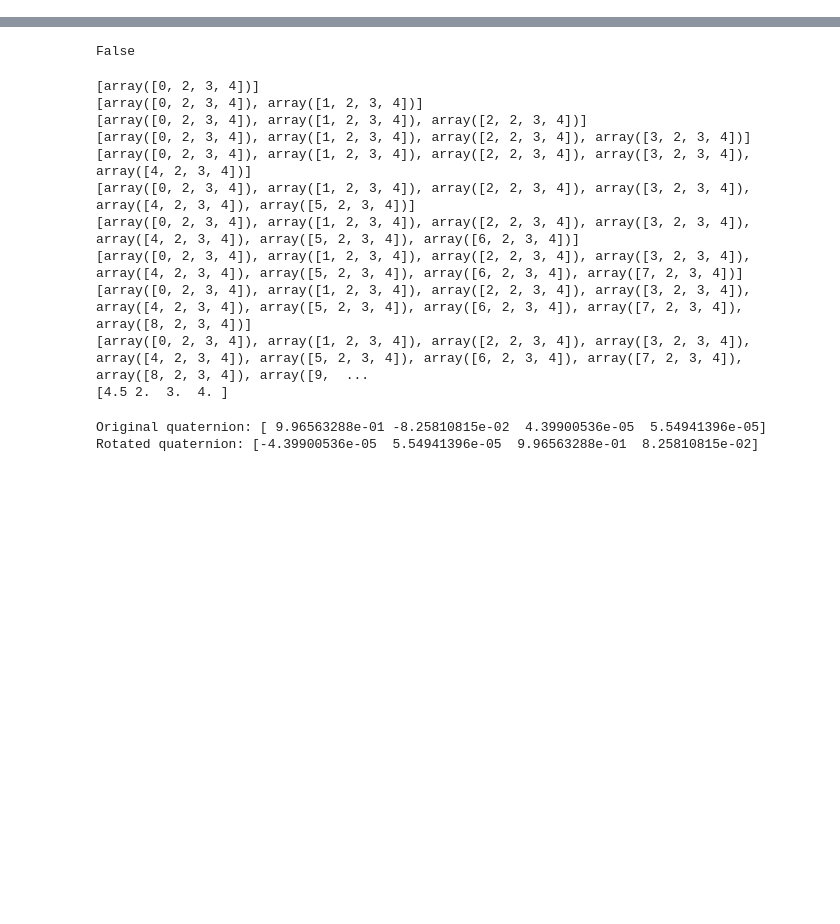
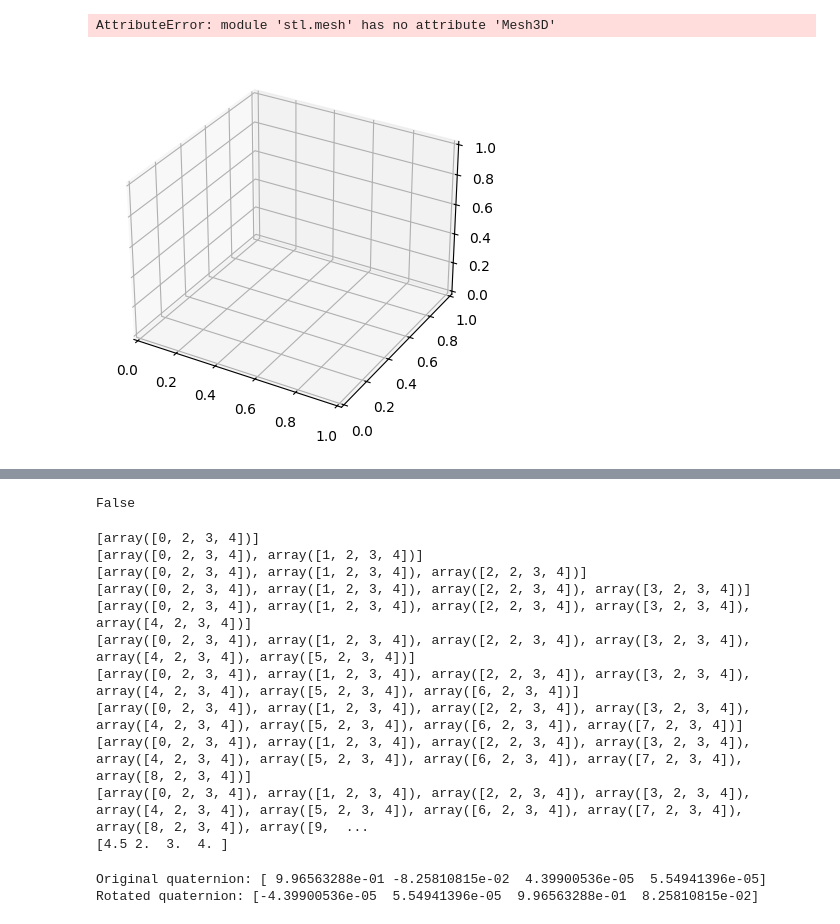
Before and after one commit to stevenwman/LEGO-MuJoCo, a Jupyter notebook: test.ipynb, the cells around one changed output, grey strips where cells are left out. Saved outputs shown, nothing was run; the diff lists cells and outputs as text; code cells hidden in the pictures; blank space fills up the shorter version.

Commit message:
added feet contact mapper

```diff
--- a/test.ipynb
+++ b/test.ipynb
@@ -0,0 +1,38 @@
+# %%
+import numpy as np
+import matplotlib.pyplot as plt
+from mpl_toolkits.mplot3d import Axes3D
+from stl import mesh
+
+# Load contacts and STL
+contact_points = np.loadtxt("contact_points.txt")
+stl_mesh = mesh.Mesh.from_file('robots/duplo_hip_offset_mjcf/part_1.stl')  # Replace with your STL path
+
+scale_matrix = np.array([[1.3, 0, 0, 0],
+                         [0, 1, 0, 0],
+                         [0, 0, 1, 0],
+                         [0, 0, 0, 1]])
+
+stl_mesh.apply_transform(scale_matrix)
+
+# Create 3D plot
+fig = plt.figure()
+ax = fig.add_subplot(111, projection='3d')
+
+# Plot STL mesh
+ax.add_collection3d(mesh.Mesh3D(stl_mesh.vectors, edgecolor='k', alpha=0.2))
+
+# Plot contact points
+ax.scatter(contact_points[:,0], contact_points[:,1], contact_points[:,2],
+           c='r', marker='o', s=50, label='Contacts')
+
+# Configure axes
+all_points = np.vstack([stl_mesh.vectors.reshape(-1,3), contact_points])
+min_val, max_val = np.min(all_points), np.max(all_points)
+ax.set(xlim=[min_val, max_val], ylim=[min_val, max_val], zlim=[min_val, max_val],
+       xlabel='X', ylabel='Y', zlabel='Z')
+plt.legend()
+plt.show()
+# %% [output]
+AttributeError: module 'stl.mesh' has no attribute 'Mesh3D'
+[figure, added]
```
Also changed, not shown: parts of 7 cells of this notebook, 27 other files.
